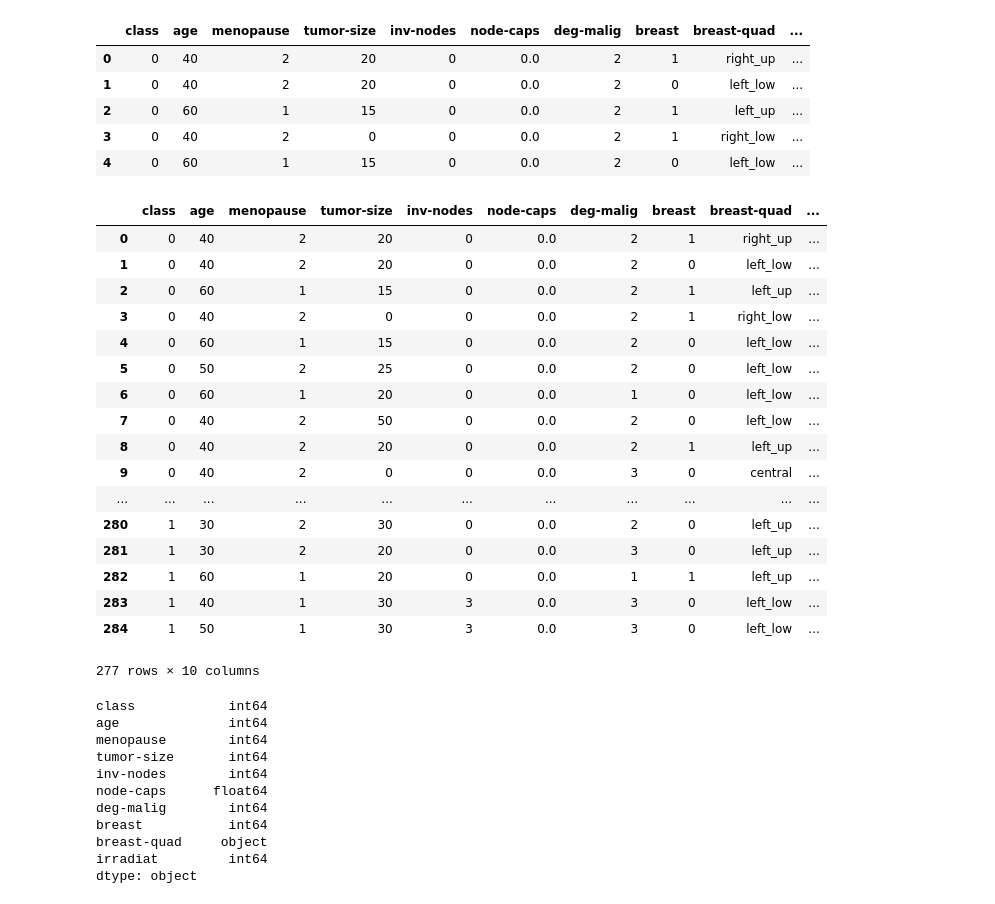
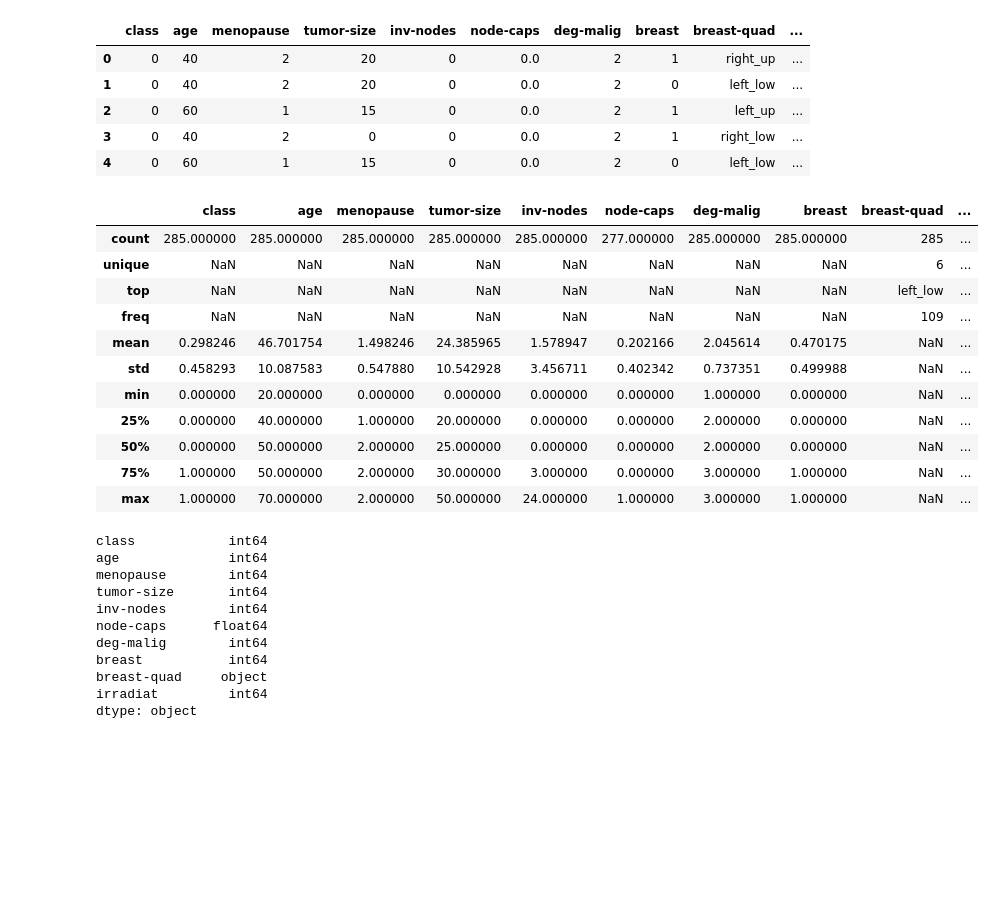
Before and after one commit to MuharremOkutan/datasciencetraining-1, a Jupyter notebook: datasciencetrainingnotebook.ipynb, the cells around one changed output. Saved outputs shown, nothing was run; the diff lists cells and outputs as text; code cells hidden in the pictures; blank space fills up the shorter version.

```diff
--- a/datasciencetrainingnotebook.ipynb
+++ b/datasciencetrainingnotebook.ipynb
@@ -242,30 +246,21 @@ df.head()
 | 2 | 0 | 60 | 1 | 15 | 0 | 0.0 | 2 | 1 | left_up | ... |
 | 3 | 0 | 40 | 2 | 0 | 0 | 0.0 | 2 | 1 | right_low | ... |
 | 4 | 0 | 60 | 1 | 15 | 0 | 0.0 | 2 | 0 | left_low | ... |
-# %%
-#Drop Rows with NaN inside because they wont help us later and bring the table to collapse
-df.replace([np.inf, -np.inf], np.nan)
-
-df.dropna()
-# %% [output]
-|  | class | age | menopause | tumor-size | inv-nodes | node-caps | deg-malig | breast | breast-quad | ... |
-| 0 | 0 | 40 | 2 | 20 | 0 | 0.0 | 2 | 1 | right_up | ... |
-| 1 | 0 | 40 | 2 | 20 | 0 | 0.0 | 2 | 0 | left_low | ... |
-| 2 | 0 | 60 | 1 | 15 | 0 | 0.0 | 2 | 1 | left_up | ... |
-| 3 | 0 | 40 | 2 | 0 | 0 | 0.0 | 2 | 1 | right_low | ... |
-| 4 | 0 | 60 | 1 | 15 | 0 | 0.0 | 2 | 0 | left_low | ... |
-| 5 | 0 | 50 | 2 | 25 | 0 | 0.0 | 2 | 0 | left_low | ... |
-| 6 | 0 | 60 | 1 | 20 | 0 | 0.0 | 1 | 0 | left_low | ... |
-| 7 | 0 | 40 | 2 | 50 | 0 | 0.0 | 2 | 0 | left_low | ... |
-| 8 | 0 | 40 | 2 | 20 | 0 | 0.0 | 2 | 1 | left_up | ... |
-| 9 | 0 | 40 | 2 | 0 | 0 | 0.0 | 3 | 0 | central | ... |
-| ... | ... | ... | ... | ... | ... | ... | ... | ... | ... | ... |
-| 280 | 1 | 30 | 2 | 30 | 0 | 0.0 | 2 | 0 | left_up | ... |
-| 281 | 1 | 30 | 2 | 20 | 0 | 0.0 | 3 | 0 | left_up | ... |
-| 282 | 1 | 60 | 1 | 20 | 0 | 0.0 | 1 | 1 | left_up | ... |
-| 283 | 1 | 40 | 1 | 30 | 3 | 0.0 | 3 | 0 | left_low | ... |
-| 284 | 1 | 50 | 1 | 30 | 3 | 0.0 | 3 | 0 | left_low | ... |
-277 rows × 10 columns
+# %%
+df.describe(include = 'all')
+# %% [output]
+|  | class | age | menopause | tumor-size | inv-nodes | node-caps | deg-malig | breast | breast-quad | ... |
+| count | 285.000000 | 285.000000 | 285.000000 | 285.000000 | 285.000000 | 277.000000 | 285.000000 | 285.000000 | 285 | ... |
+| unique | NaN | NaN | NaN | NaN | NaN | NaN | NaN | NaN | 6 | ... |
+| top | NaN | NaN | NaN | NaN | NaN | NaN | NaN | NaN | left_low | ... |
+| freq | NaN | NaN | NaN | NaN | NaN | NaN | NaN | NaN | 109 | ... |
+| mean | 0.298246 | 46.701754 | 1.498246 | 24.385965 | 1.578947 | 0.202166 | 2.045614 | 0.470175 | NaN | ... |
+| std | 0.458293 | 10.087583 | 0.547880 | 10.542928 | 3.456711 | 0.402342 | 0.737351 | 0.499988 | NaN | ... |
+| min | 0.000000 | 20.000000 | 0.000000 | 0.000000 | 0.000000 | 0.000000 | 1.000000 | 0.000000 | NaN | ... |
+| 25% | 0.000000 | 40.000000 | 1.000000 | 20.000000 | 0.000000 | 0.000000 | 2.000000 | 0.000000 | NaN | ... |
+| 50% | 0.000000 | 50.000000 | 2.000000 | 25.000000 | 0.000000 | 0.000000 | 2.000000 | 0.000000 | NaN | ... |
+| 75% | 1.000000 | 50.000000 | 2.000000 | 30.000000 | 3.000000 | 0.000000 | 3.000000 | 1.000000 | NaN | ... |
+| max | 1.000000 | 70.000000 | 2.000000 | 50.000000 | 24.000000 | 1.000000 | 3.000000 | 1.000000 | NaN | ... |
 # %%
 df.dtypes
 # %% [output]
```
Also changed, not shown: parts of 8 cells of this notebook, 1 other file.
